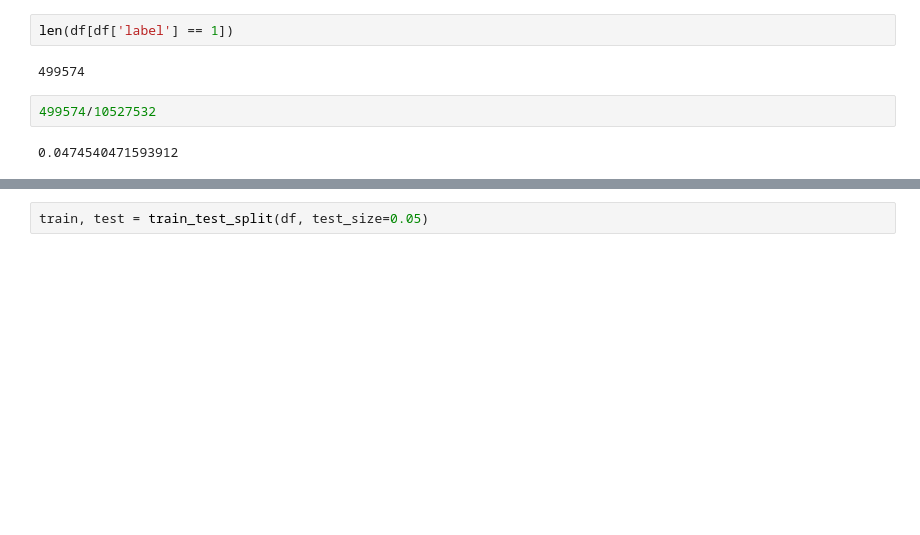
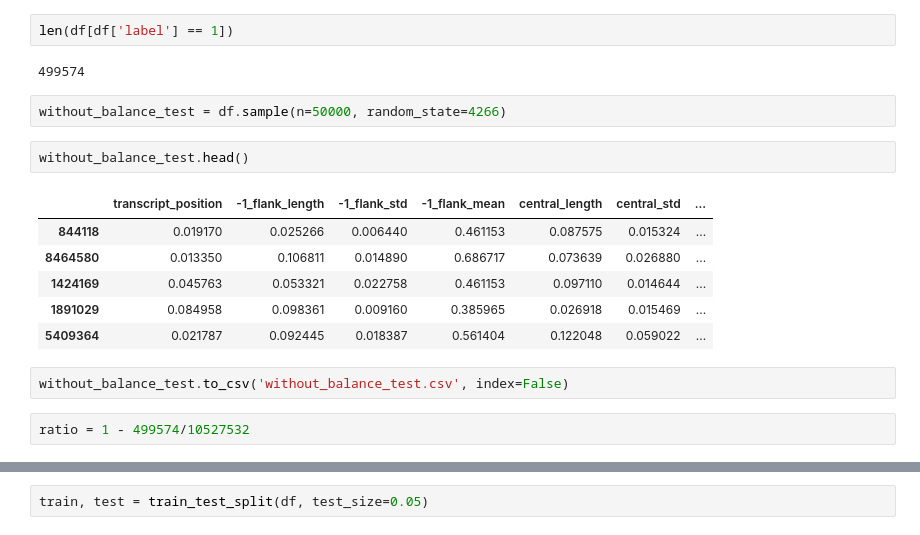
Before and after one commit to liuchennn1414/dsa4266_tundra, a Jupyter notebook: train_test.ipynb, the cells around one changed output, grey strips where cells are left out. Saved outputs shown, nothing was run; the diff lists cells and outputs as text; blank space fills up the shorter version.

```diff
--- a/train_test.ipynb
+++ b/train_test.ipynb
@@ -34,9 +61,20 @@ len(df[df['label'] == 0])
 len(df[df['label'] == 1])
 # %% [output]
 499574
-# %%
-499574/10527532
-# %% [output]
-0.0474540471593912
+# %%
+without_balance_test = df.sample(n=50000, random_state=4266)
+# %%
+without_balance_test.head()
+# %% [output]
+|  | transcript_position | -1_flank_length | -1_flank_std | -1_flank_mean | central_length | central_std | ... |
+| 844118 | 0.019170 | 0.025266 | 0.006440 | 0.461153 | 0.087575 | 0.015324 | ... |
+| 8464580 | 0.013350 | 0.106811 | 0.014890 | 0.686717 | 0.073639 | 0.026880 | ... |
+| 1424169 | 0.045763 | 0.053321 | 0.022758 | 0.461153 | 0.097110 | 0.014644 | ... |
+| 1891029 | 0.084958 | 0.098361 | 0.009160 | 0.385965 | 0.026918 | 0.015469 | ... |
+| 5409364 | 0.021787 | 0.092445 | 0.018387 | 0.561404 | 0.122048 | 0.059022 | ... |
+# %%
+without_balance_test.to_csv('without_balance_test.csv', index=False)
+# %%
+ratio = 1 - 499574/10527532
 # %%
 # Calculate the number of negative samples to remove (70% of total negatives)
```
Also changed, not shown: parts of 16 cells of this notebook, 3 other files.
